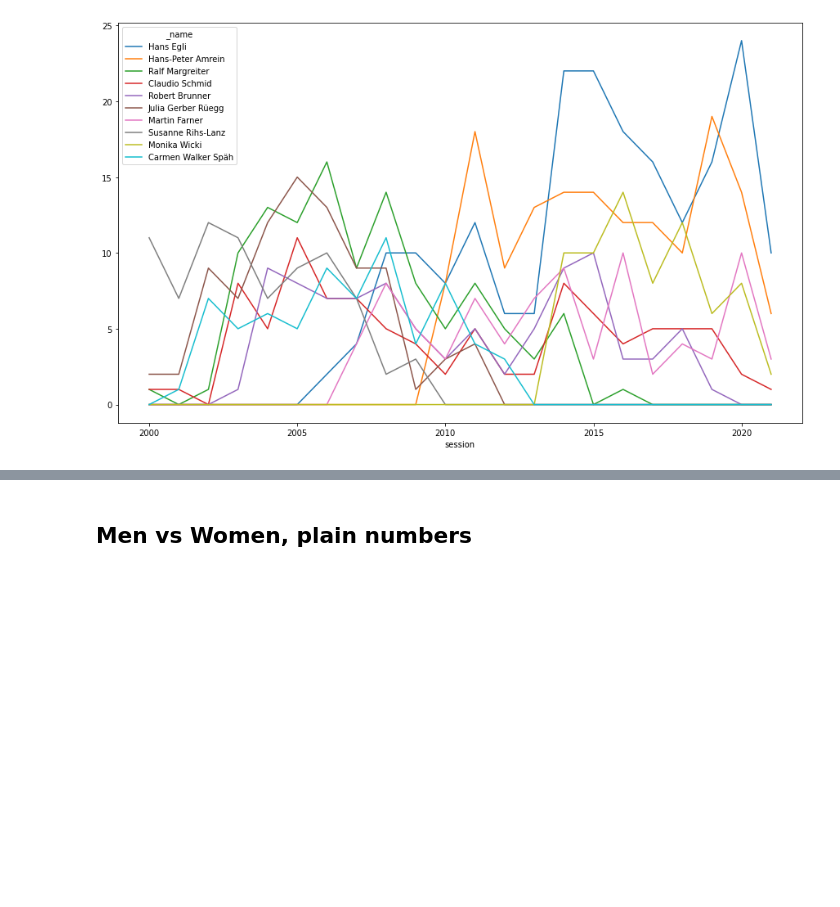
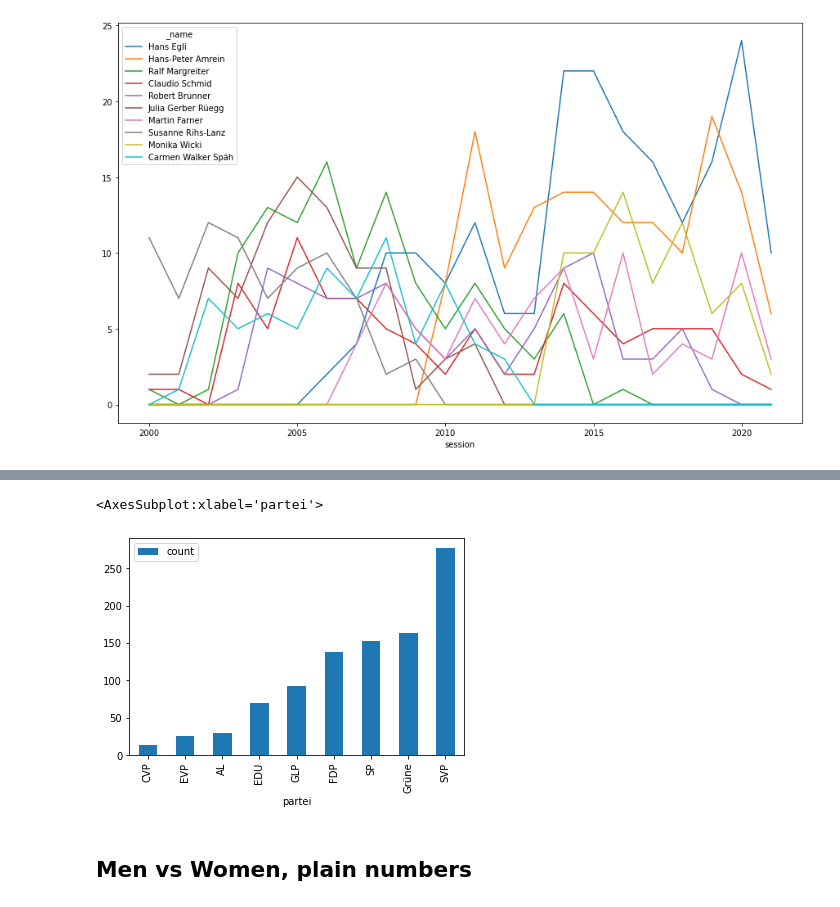
Before and after one commit to simonhuwiler/nzz_zh_kantonsrat, a Jupyter notebook: src/7_geschaefte_analyse.ipynb, the cells around one changed output, grey strips where cells are left out. Drawn from its saved outputs; the diff is of its cells as text; code cells hidden in the pictures; blank space fills up the shorter version.

```diff
--- a/src/7_geschaefte_analyse.ipynb
+++ b/src/7_geschaefte_analyse.ipynb
@@ -59,0 +62,31 @@ df.T.plot.line(figsize=(15, 9))
+# %%
+# Select only since legislatur
+dt_start = datetime.datetime(2019, 5, 5)
+df = df_raw[df_raw.start >= dt_start]
+df = df.groupby('_name').agg({'krnr': 'count'}).reset_index()
+
+# Reorder Kantonsrat Einsitz. Oldest first
+for rat in kantonsrat:
+    rat['einsitz'] = sorted(rat['einsitz'], key = lambda x: x['end'])
+    rat['partei'] = sorted(rat['partei'], key = lambda x: x['start'])
+
+# Select Kantonsräte
+members = list(filter(lambda x: len(list(filter(lambda y: y['end'] > dt_start, x['einsitz']))) > 0, kantonsrat))
+
+# Create DataFrame from records
+df_members = list(map(lambda x: {
+    '_name': "%s %s" % (x['vorname'], x['name']),
+    'partei': x['partei'][-1]['bezeichnung'],
+    'einsitz_start': x['einsitz'][-1]['start'],
+    'einsitz_end': x['einsitz'][-1]['end']
+    }, members))
+df_members = pd.DataFrame(df_members)
+
+# Merge with votes
+df_members = df.merge(df_members, on = '_name', how='left')
+df_members.rename(columns={'krnr': 'count'}, inplace=True)
+
+df_members = df_members.set_index('_name')
+df_members = df_members.sort_values('count')
+
+df_members
@@ -60,3 +108,9 @@ df.T.plot.line(figsize=(15, 9))
+# %%
+# By Party
+df_members.groupby('partei').agg({'count': 'sum'}).sort_values('count').plot.bar()
+# %% [output]
+<AxesSubplot:xlabel='partei'>
+[figure, added]
 # %% [markdown]
 ## Men vs Women, plain numbers
 # %%
```
Also changed, not shown: parts of 7 cells of this notebook, 1 other file.
